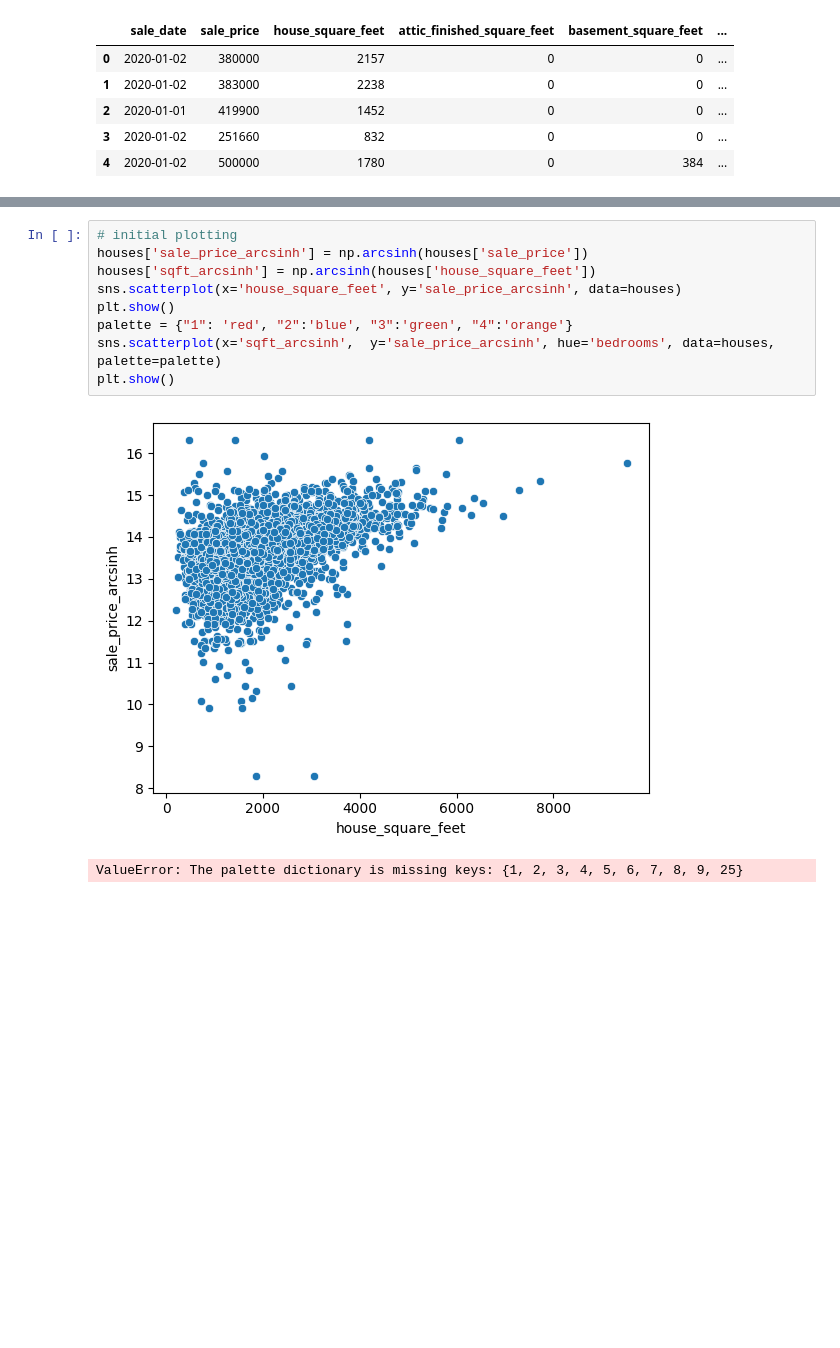
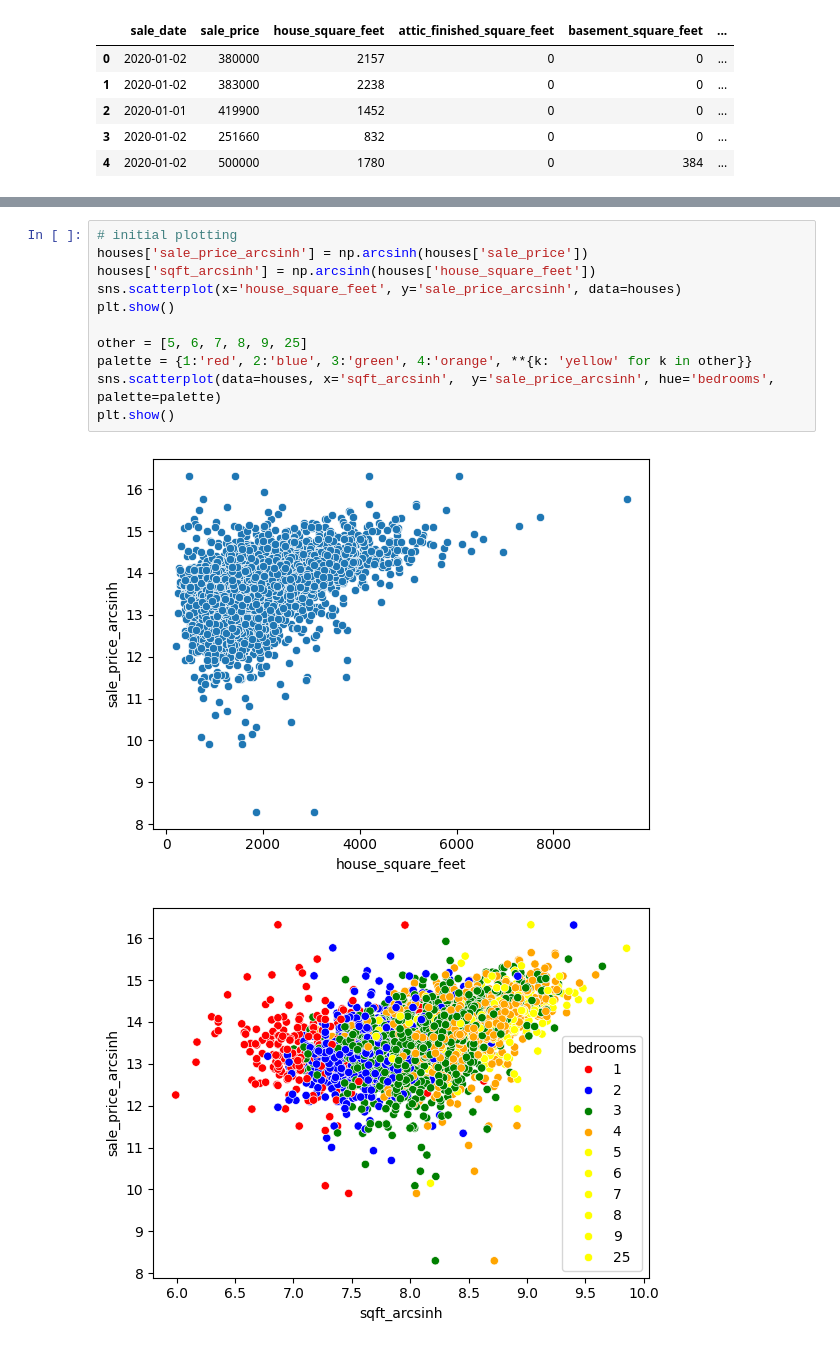
Before and after one commit to vrhughes/labs, a Jupyter notebook: 04_hedonic_pricing/04_hedonic_pricing.ipynb, the cells around one changed output, grey strips where cells are left out. Drawn from its saved outputs; the diff is of its cells as text; blank space fills up the shorter version.

```diff
--- a/04_hedonic_pricing/04_hedonic_pricing.ipynb
+++ b/04_hedonic_pricing/04_hedonic_pricing.ipynb
@@ -73,12 +80,14 @@ max        8.000000
 # %%
 # initial plotting
 houses['sale_price_arcsinh'] = np.arcsinh(houses['sale_price'])
 houses['sqft_arcsinh'] = np.arcsinh(houses['house_square_feet'])
 sns.scatterplot(x='house_square_feet', y='sale_price_arcsinh', data=houses)
 plt.show()
-palette = {"1": 'red', "2":'blue', "3":'green', "4":'orange'}
-sns.scatterplot(x='sqft_arcsinh',  y='sale_price_arcsinh', hue='bedrooms', data=houses, palette=palette)
+
+other = [5, 6, 7, 8, 9, 25]
+palette = {1:'red', 2:'blue', 3:'green', 4:'orange', **{k: 'yellow' for k in other}}
+sns.scatterplot(data=houses, x='sqft_arcsinh',  y='sale_price_arcsinh', hue='bedrooms', palette=palette)
 plt.show()
 # %% [output]
 [figure]
-ValueError: The palette dictionary is missing keys: {1, 2, 3, 4, 5, 6, 7, 8, 9, 25}
+[figure, added]
```
Also changed, not shown: parts of 4 cells of this notebook.
